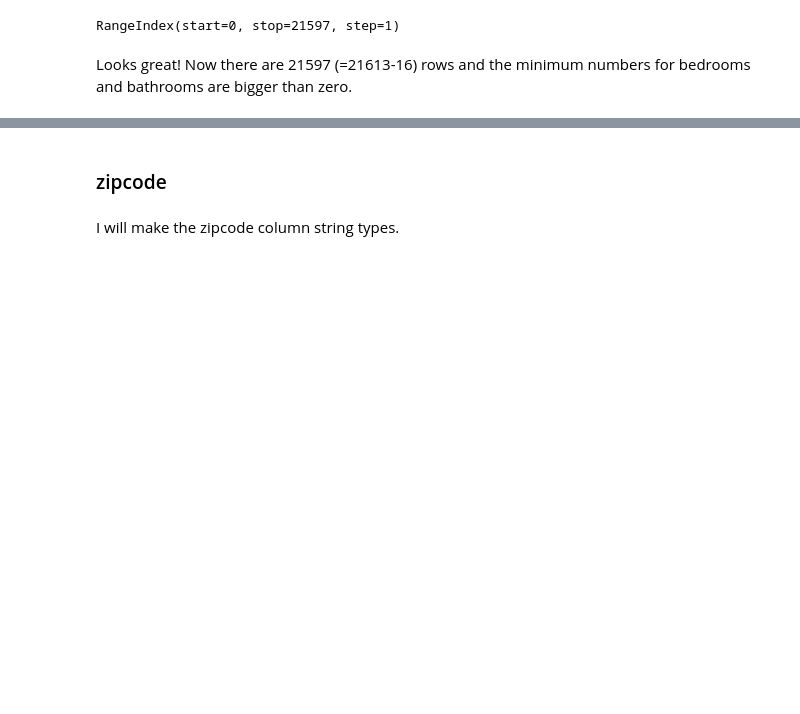
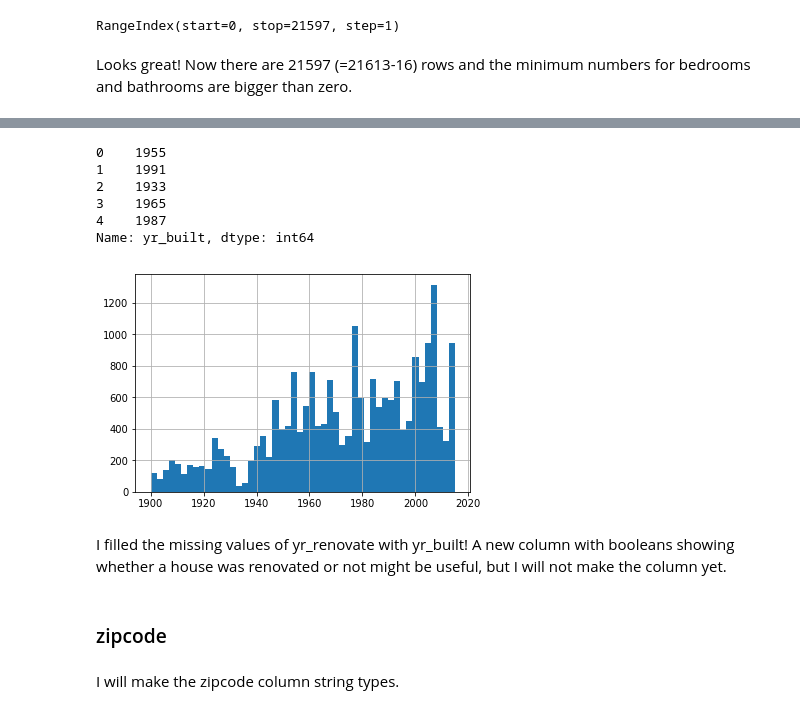
Before and after one commit to math470/Springboard_Capstone_Project_1, a Jupyter notebook: King County House Price DataWrangling.ipynb, the cells around one changed output, grey strips where cells are left out. Cells and saved outputs as stored; diff of their text form; code cells hidden in the pictures; blank space fills up the shorter version.

```diff
--- a/King County House Price DataWrangling.ipynb
+++ b/King County House Price DataWrangling.ipynb
@@ -485,3 +522,21 @@ Looks great! Now there are 21597 (=21613-16) rows and the minimum numbers for be
+# %%
+np.maximum(df_house.yr_built, df_house.yr_renovated)[:5]
+# %% [output]
+0    1955
+1    1991
+2    1933
+3    1965
+4    1987
+Name: yr_built, dtype: int64
+# %%
+df_house.yr_renovated = np.maximum(df_house.yr_built, df_house.yr_renovated)
+# %%
+df_house.yr_renovated.hist(bins=50)
+plt.show()
+# %% [output]
+[figure, added]
+# %% [markdown]
+I filled the missing values of yr_renovate with yr_built! A new column with booleans showing whether a house was renovated or not might be useful, but I will not make the column yet.
 # %% [markdown]
 ### zipcode
 # %% [markdown]
```
Also changed, not shown: parts of 15 cells of this notebook.
